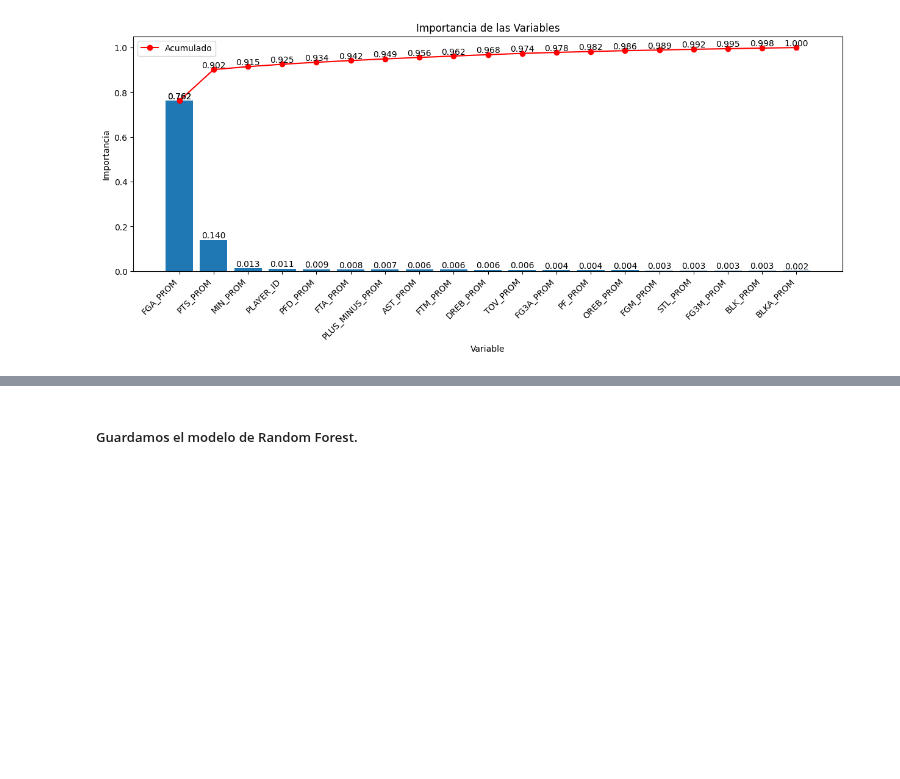
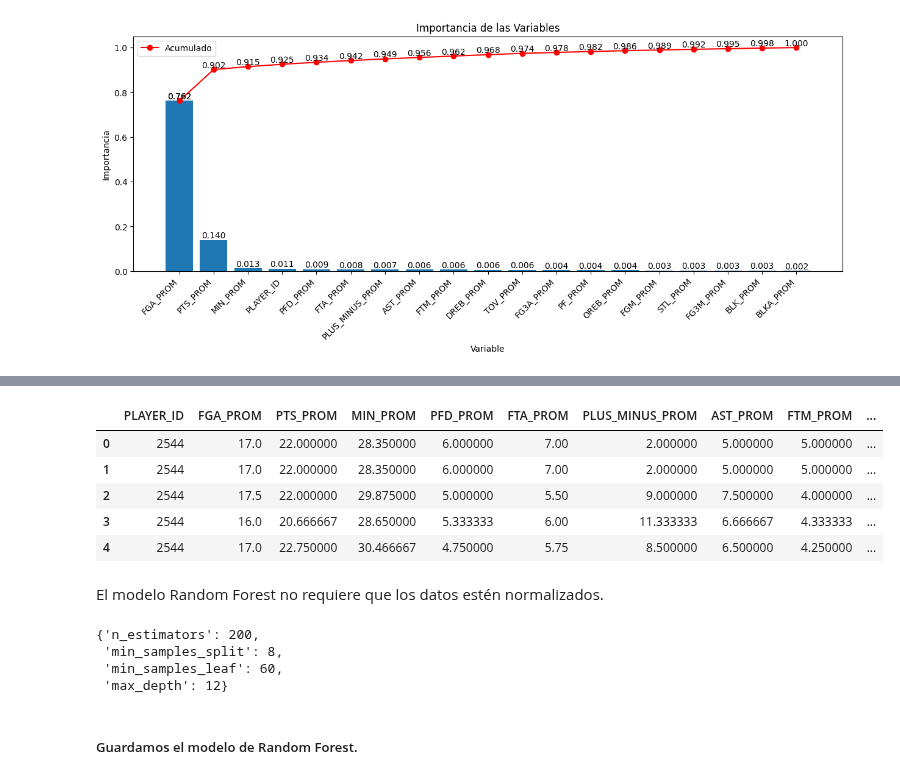
Before and after one commit to sebacent/ProyectoDS, a Jupyter notebook: src/Modelo.ipynb, the cells around one changed output, grey strips where cells are left out. Drawn from its saved outputs; the diff is of its cells as text; code cells hidden in the pictures; blank space fills up the shorter version.

Commit message:
modelo reducido

```diff
--- a/src/Modelo.ipynb
+++ b/src/Modelo.ipynb
@@ -667,0 +670,3 @@ plt.show()
+# %%
+dataframe_new = pd.read_csv('../data/processed/data_clean.csv')
+dataframe_new.head()
@@ -667,0 +680,11 @@ plt.show()
+# %%
+dataframe_new = dataframe_new[['PLAYER_ID','FGA_PROM','PTS_PROM','MIN_PROM','PFD_PROM','FTA_PROM','PLUS_MINUS_PROM',
+                               'AST_PROM','FTM_PROM','DREB_PROM','PTS']]
+dataframe_new.head()
+# %% [output]
+|  | PLAYER_ID | FGA_PROM | PTS_PROM | MIN_PROM | PFD_PROM | FTA_PROM | PLUS_MINUS_PROM | AST_PROM | FTM_PROM | ... |
+| 0 | 2544 | 17.0 | 22.000000 | 28.350000 | 6.000000 | 7.00 | 2.000000 | 5.000000 | 5.000000 | ... |
+| 1 | 2544 | 17.0 | 22.000000 | 28.350000 | 6.000000 | 7.00 | 2.000000 | 5.000000 | 5.000000 | ... |
+| 2 | 2544 | 17.5 | 22.000000 | 29.875000 | 5.000000 | 5.50 | 9.000000 | 7.500000 | 4.000000 | ... |
+| 3 | 2544 | 16.0 | 20.666667 | 28.650000 | 5.333333 | 6.00 | 11.333333 | 6.666667 | 4.333333 | ... |
+| 4 | 2544 | 17.0 | 22.750000 | 30.466667 | 4.750000 | 5.75 | 8.500000 | 6.500000 | 4.250000 | ... |
@@ -667,0 +698,2 @@ plt.show()
+# %% [markdown]
+El modelo Random Forest no requiere que los datos estén normalizados.
@@ -667,0 +714,7 @@ plt.show()
+# %%
+random_model.best_params_
+# %% [output]
+{'n_estimators': 200,
+ 'min_samples_split': 8,
+ 'min_samples_leaf': 60,
+ 'max_depth': 12}
```
Also changed, not shown: parts of 7 cells of this notebook, 1 other file.
